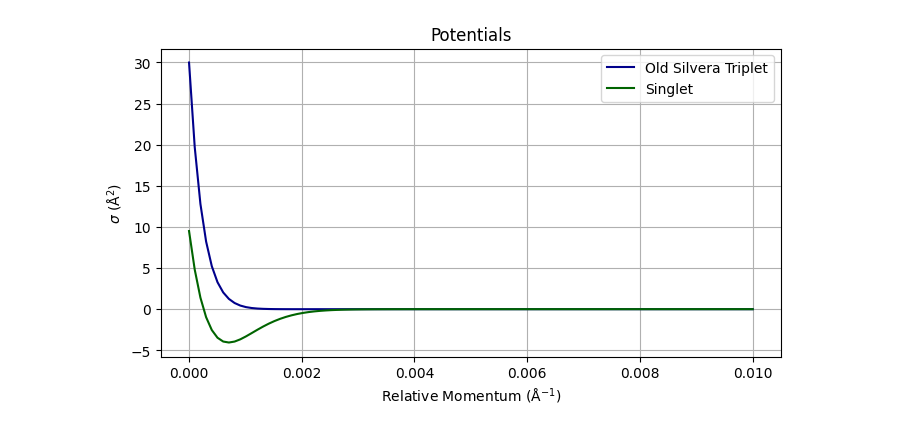
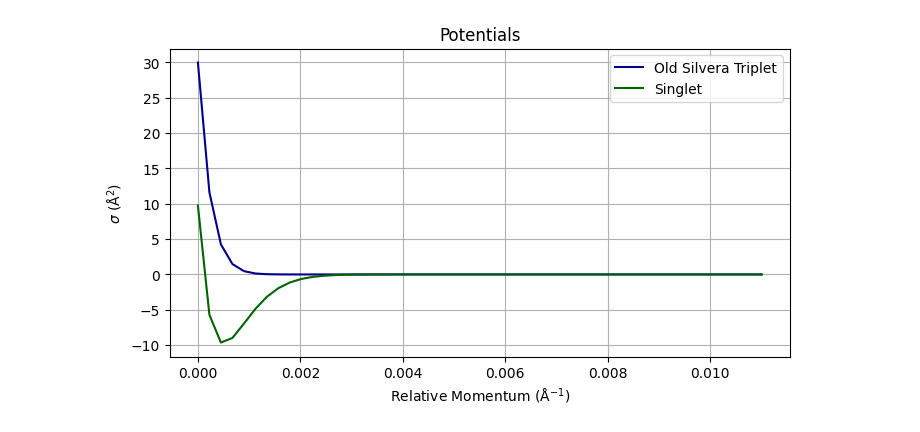
Before and after one commit to UTA-NURES/AtomicCrossSections, a Jupyter notebook: Exchange.ipynb, the cells around one changed output. Saved outputs shown, nothing was run; the diff lists cells and outputs as text; code cells hidden in the pictures.

```diff
--- a/Exchange.ipynb
+++ b/Exchange.ipynb
@@ -37,21 +37,21 @@ def J(Rho):
     return P*27
 
 def Singlet(R):
-    return Triplet(R) - J(R)
+    return Silvera_Triplet(R) - J(R)
 # %%
-a = .01
-rhos = np.linspace(1e-9, a, 100)
+a = .011
+rhos = np.linspace(1e-9, a, 50)
 plt.figure(figsize=(8, 4))
 plt.plot(rhos,Silvera_Triplet(rhos), label="Old Silvera Triplet", color='DarkBlue')
 plt.plot(rhos,Singlet(rhos), label="Singlet", color='DarkGreen')
 plt.xlabel(r"Relative Momentum (Å$^{-1}$)")
 plt.ylabel(r"$\sigma$ (Å$^2$)")
 plt.title("Potentials")
 plt.legend()
 plt.grid(True)
 plt.show()
 # %% [output]
-[figure, old version]
+[figure, new version]
 # %%
 def p_of_temp(mu, T):
     J2eV = 6.242e18
```
Also changed, not shown: parts of 10 cells of this notebook.
